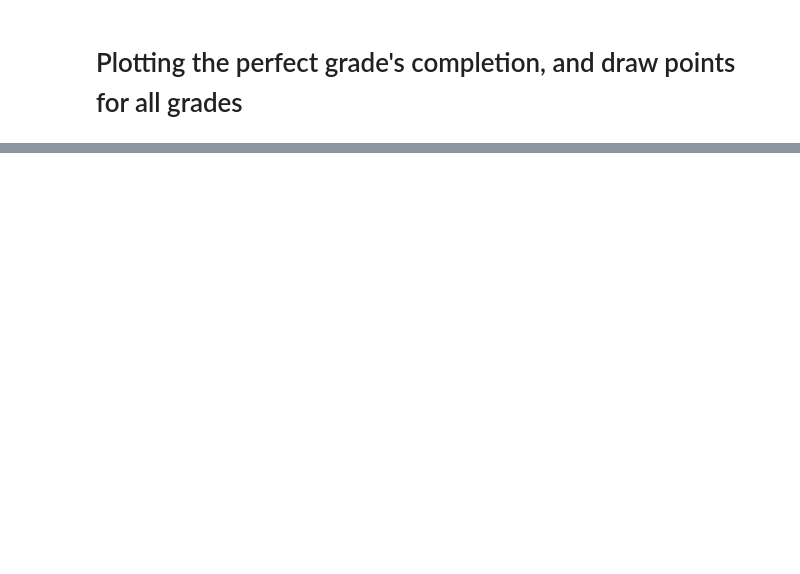
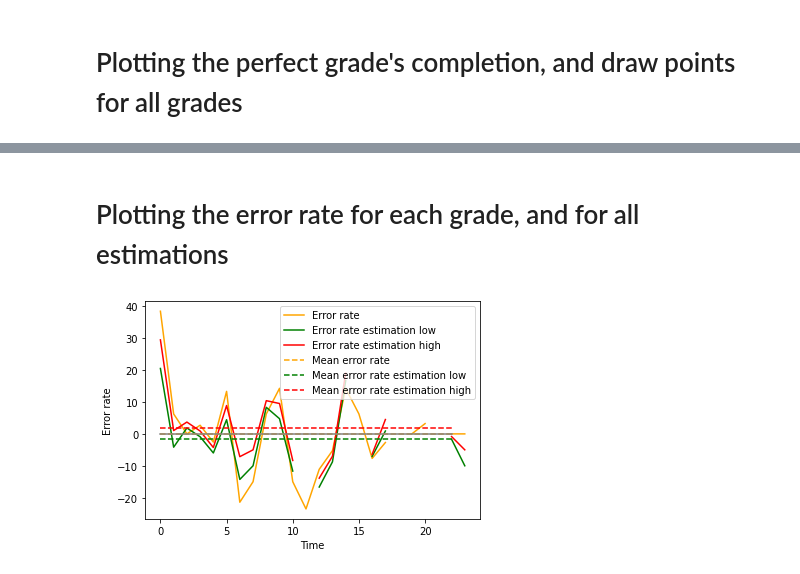
Before and after one commit to erhelito/grades-prediction, a Jupyter notebook: plotting.ipynb, the cells around one changed output, grey strips where cells are left out. Drawn from its saved outputs; the diff is of its cells as text; code cells hidden in the pictures; blank space fills up the shorter version.

```diff
--- a/plotting.ipynb
+++ b/plotting.ipynb
@@ -29,3 +32,11 @@ print(reader)
+# %%
+def remove_nan(list_1):
+    list_2 = []
+    for i in list_1 :
+        if str(i) != "nan" :
+            list_2.append(i)
+
+    return list_2
 # %% [markdown]
 # Plotting the perfect grade's completion, and draw points for all grades
 # %%
@@ -69,0 +85,53 @@ plt.show()
+# %% [markdown]
+# Plotting the error rate for each grade, and for all estimations
+# %%
+error_rate_list = []
+error_rate_low_list = []
+error_rate_high_list = []
+
+for line in range(len(reader)):
+    grade = reader.Grade[line]
+
+    estimated_grade = reader.Estimated_grade[line]
+
+    estimated_grade_by_bot = reader.Estimated_grade_by_bot[line]
+    estimated_grade_high = reader.Estimated_grade_by_bot_high[line]
+    estimated_grade_low = reader.Estimated_grade_by_bot_low[line]
+
+    error_rate = (estimated_grade - grade) / grade * 100
+    error_rate_high = (estimated_grade_high - grade) / grade * 100
+    error_rate_low = (estimated_grade_low - grade) / grade * 100
+
+    error_rate_list.append(error_rate)
+    error_rate_low_list.append(error_rate_low)
+    error_rate_high_list.append(error_rate_high)
+
+# plot error rate
+plt.plot(error_rate_list, color="orange", label="Error rate")
+plt.plot(error_rate_low_list, color="green", label="Error rate estimation low")
+plt.plot(error_rate_high_list, color="red", label="Error rate estimation high")
+
+# remove nan in lists
+error_rate_list = remove_nan(error_rate_list)
+error_rate_low_list = remove_nan(error_rate_low_list)
+error_rate_high_list = remove_nan(error_rate_high_list)
+
+# plot mean error rate
+mean_error_rate = mean(error_rate_list)
+mean_error_rate_low = mean(error_rate_low_list)
+mean_error_rate_high = mean(error_rate_high_list)
+
+plt.plot([0, len(error_rate_list)], [mean_error_rate, mean_error_rate], color="orange", linestyle="--", label="Mean error rate")
+plt.plot([0, len(error_rate_list)], [mean_error_rate_low, mean_error_rate_low], color="green", linestyle="--", label="Mean error rate estimation low")
+plt.plot([0, len(error_rate_list)], [mean_error_rate_high, mean_error_rate_high], color="red", linestyle="--", label="Mean error rate estimation high")
+
+# plot the perfect line
+plt.plot([0, len(error_rate_list)], [0, 0], color="grey")
+
+plt.xlabel("Time")
+plt.ylabel("Error rate")
+
+plt.legend()
+plt.show()
+# %% [output]
+[figure, added]
```
Also changed, not shown: parts of 4 cells of this notebook.
